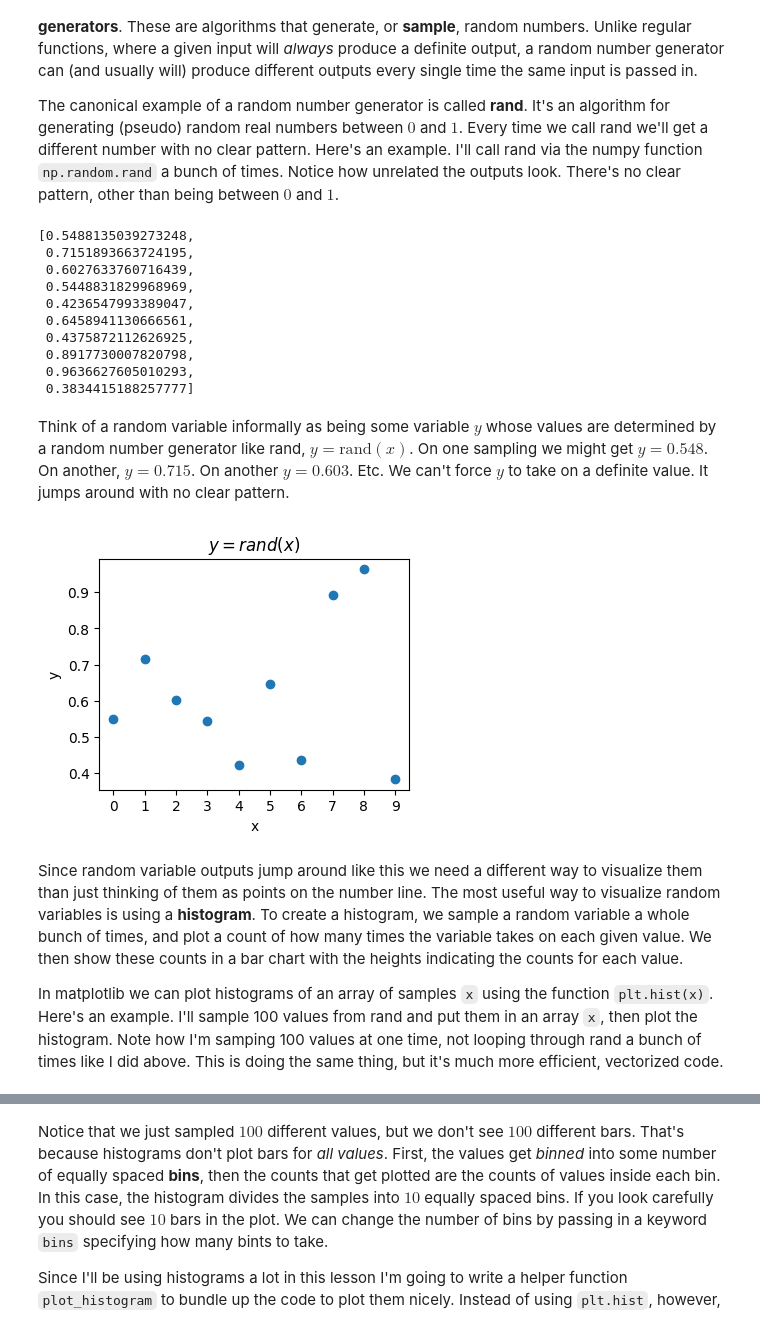
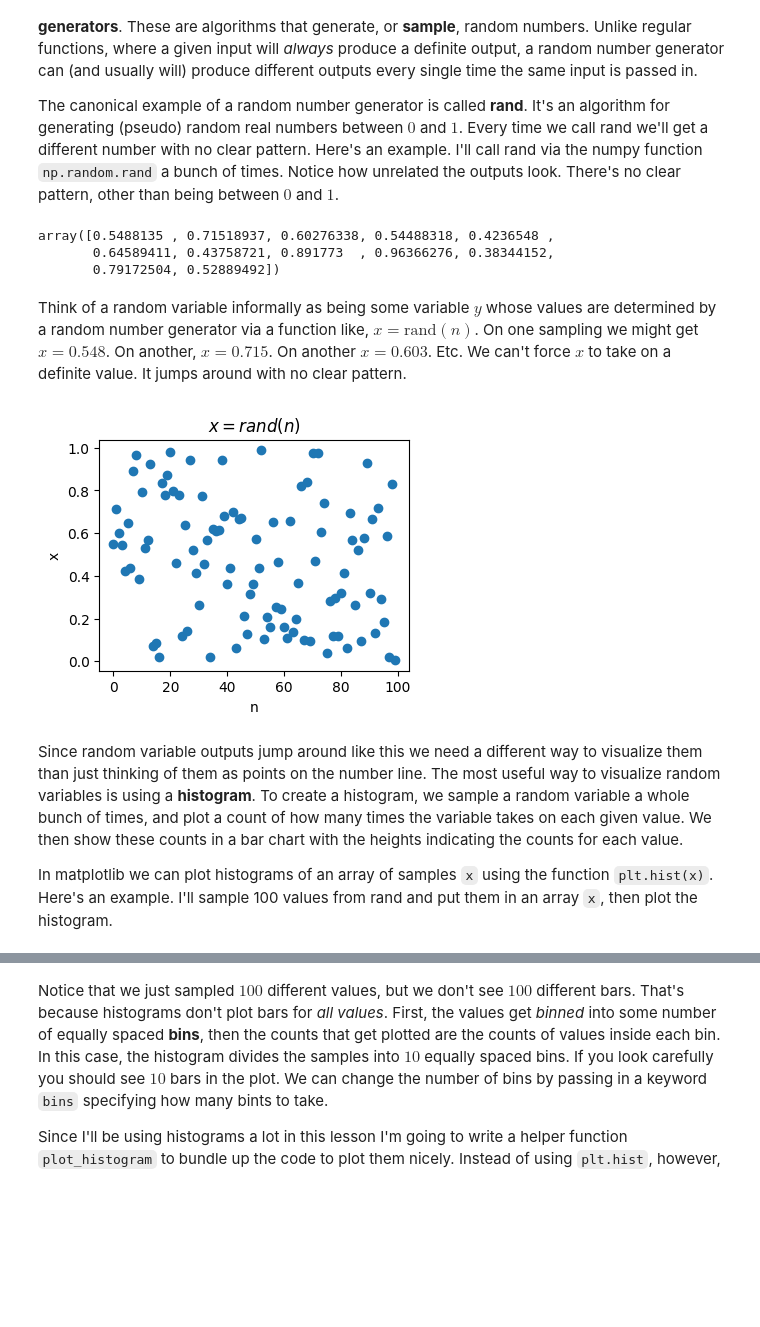
Before and after one commit to rkingery/ml-book, a Jupyter notebook: notebooks/probability.ipynb, the cells around one changed output, grey strips where cells are left out. Cells and saved outputs as stored; diff of their text form; code cells hidden in the pictures; blank space fills up the shorter version.

```diff
--- a/notebooks/probability.ipynb
+++ b/notebooks/probability.ipynb
@@ -65,37 +57,26 @@ Random variables are most useful to think of in practice as the outputs of **ran
 
 The canonical example of a random number generator is called **rand**. It's an algorithm for generating (pseudo) random real numbers between $0$ and $1$. Every time we call rand we'll get a different number with no clear pattern. Here's an example. I'll call rand via the numpy function `np.random.rand` a bunch of times. Notice how unrelated the outputs look. There's no clear pattern, other than being between $0$ and $1$.
 # %%
-array = []
-for i in range(10):
-    x = np.random.rand()
-    array.append(x)
-array
+x = np.random.rand(100)
+x[:12]
 # %% [output]
-[0.5488135039273248,
- 0.7151893663724195,
- 0.6027633760716439,
- 0.5448831829968969,
- 0.4236547993389047,
- 0.6458941130666561,
- 0.4375872112626925,
- 0.8917730007820798,
- 0.9636627605010293,
- 0.3834415188257777]
+array([0.5488135 , 0.71518937, 0.60276338, 0.54488318, 0.4236548 ,
+       0.64589411, 0.43758721, 0.891773  , 0.96366276, 0.38344152,
+       0.79172504, 0.52889492])
 # %% [markdown]
-Think of a random variable informally as being some variable $y$ whose values are determined by a random number generator like rand, $y=\text{rand}(x)$. On one sampling we might get $y=0.548$. On another, $y=0.715$. On another $y=0.603$. Etc. We can't force $y$ to take on a definite value. It jumps around with no clear pattern.
+Think of a random variable informally as being some variable $y$ whose values are determined by a random number generator via a function like, $x=\text{rand}(n)$. On one sampling we might get $x=0.548$. On another, $x=0.715$. On another $x=0.603$. Etc. We can't force $x$ to take on a definite value. It jumps around with no clear pattern.
 # %%
-plt.scatter(range(10), array)
-plt.xticks(range(10))
-plt.xlabel('x')
-plt.ylabel('y')
-plt.title('$y = rand(x)$')
+plt.scatter(range(len(x)), x)
+plt.xlabel('n')
+plt.ylabel('x')
+plt.title('$x = rand(n)$')
 plt.show();
 # %% [output]
-[figure, old version]
+[figure, new version]
 # %% [markdown]
 Since random variable outputs jump around like this we need a different way to visualize them than just thinking of them as points on the number line. The most useful way to visualize random variables is using a **histogram**. To create a histogram, we sample a random variable a whole bunch of times, and plot a count of how many times the variable takes on each given value. We then show these counts in a bar chart with the heights indicating the counts for each value.
 
-In matplotlib we can plot histograms of an array of samples `x` using the function `plt.hist(x)`. Here's an example. I'll sample 100 values from rand and put them in an array `x`, then plot the histogram. Note how I'm samping 100 values at one time, not looping through rand a bunch of times like I did above. This is doing the same thing, but it's much more efficient, vectorized code.
+In matplotlib we can plot histograms of an array of samples `x` using the function `plt.hist(x)`. Here's an example. I'll sample 100 values from rand and put them in an array `x`, then plot the histogram.
 # %%
 x = np.random.rand(100)
 plt.hist(x)
```
Also changed, not shown: parts of 73 cells of this notebook.
